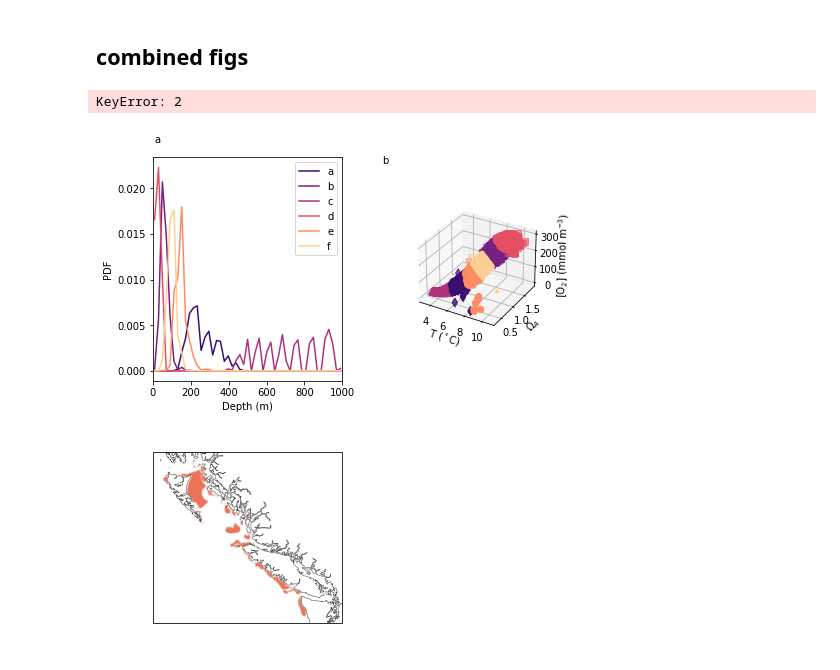
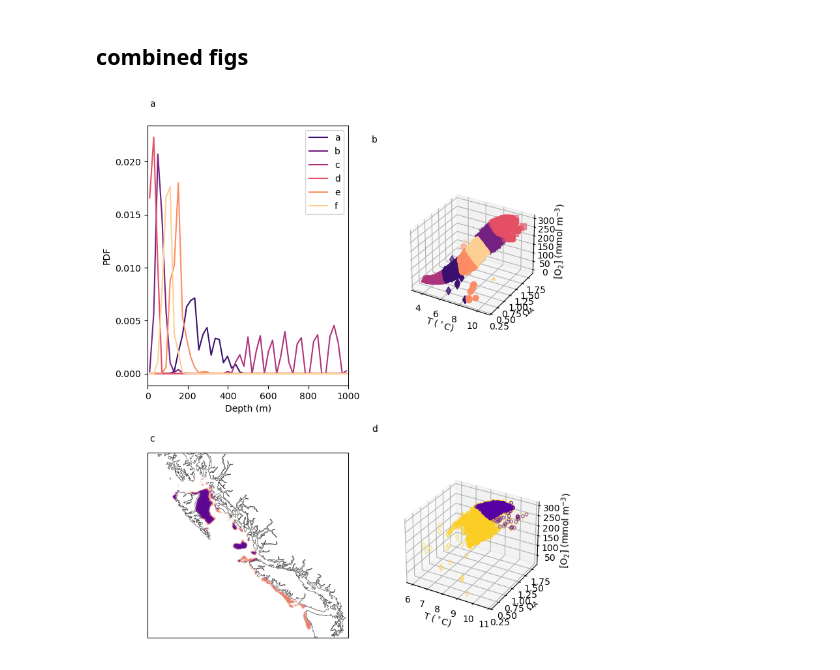
Before and after one commit to ashao/NEP36_cluster_analysis, a Jupyter notebook: compare_depth_distributions.ipynb, the cells around one changed output. Cells and saved outputs as stored; diff of their text form; code cells hidden in the pictures.

```diff
--- a/compare_depth_distributions.ipynb
+++ b/compare_depth_distributions.ipynb
@@ -1106,7 +1114,7 @@ ax.set_box_aspect(aspect=None, zoom=0.7)
 ax = fig.add_subplot(223, projection=ccrs.Miller())
 
 ii=2
-cluster_id = 2#plot_clusters[ii]
+cluster_id = 3#plot_clusters[ii]
 nlat=clusters_ds[cluster_id][var][0,:].nav_lat.values
 nlon=clusters_ds[cluster_id][var][0,:].nav_lon.values
 
@@ -1139,35 +1147,34 @@ sm=ax.scatter(Tsh,Omegash,Osh, marker=mark[kk],  s=40, edgecolors=cluster_color[
 
 #ax.scatter(Oc,Omegac,Tc, marker="d", c=Dc, s=40, cmap="magma_r",vmin=0, vmax=100)
 clabel='Depth (m)'
 
 #cbar=fig.colorbar(sm1, cax=axins,extend='both',orientation='vertical')
 #cbar=fig.colorbar(sm, cax=axins,extend='both',orientation='vertical')
 
 #plt.colorbar(extend='both', extendfrac=0.1, extendrect=True, label='Value', ticks=np.linspace(0, 1, 5))
 #plt.clim(0, 1)  # Set color limits
 
 # Add a grey color to the colorbar
 #grey_color = '#D3D3D3'  # Grey color
 #cbar = plt.colorbar()
 #cbar.ax.get_children()[0].set_color(grey_color)
 
 #cbar.set_label(clabel)
 var='OmegaA'
 ax.set_ylabel(f"{long_names[var]} {units[var]}")
 var='O2'
 ax.set_zlabel(f"{long_names[var]} ({units[var]})")
 var='T'
 ax.set_xlabel(f"{long_names[var]} ({units[var]})")
 #ax.view_init(40, 10)
 ax.set_box_aspect(aspect=None, zoom=0.75)
 #plt.subplots_adjust(wspace=-0.05)
 ax.text2D(at, bt, subpanel[3], transform=ax.transAxes,  va='top', fontweight='normal',zorder=1000)
 
 plt.tight_layout()
 plt.savefig('../Figures/Clusters_3D.png', format='png', bbox_inches='tight',transparent=False,dpi=500)
 # %% [output]
-KeyError: 2
-[figure, old version]
+[figure, new version]
 # %%
 fig=plt.figure(figsize=(Wf,Hf))
 
```
Also changed, not shown: parts of 17 cells of this notebook, 8 other files.
